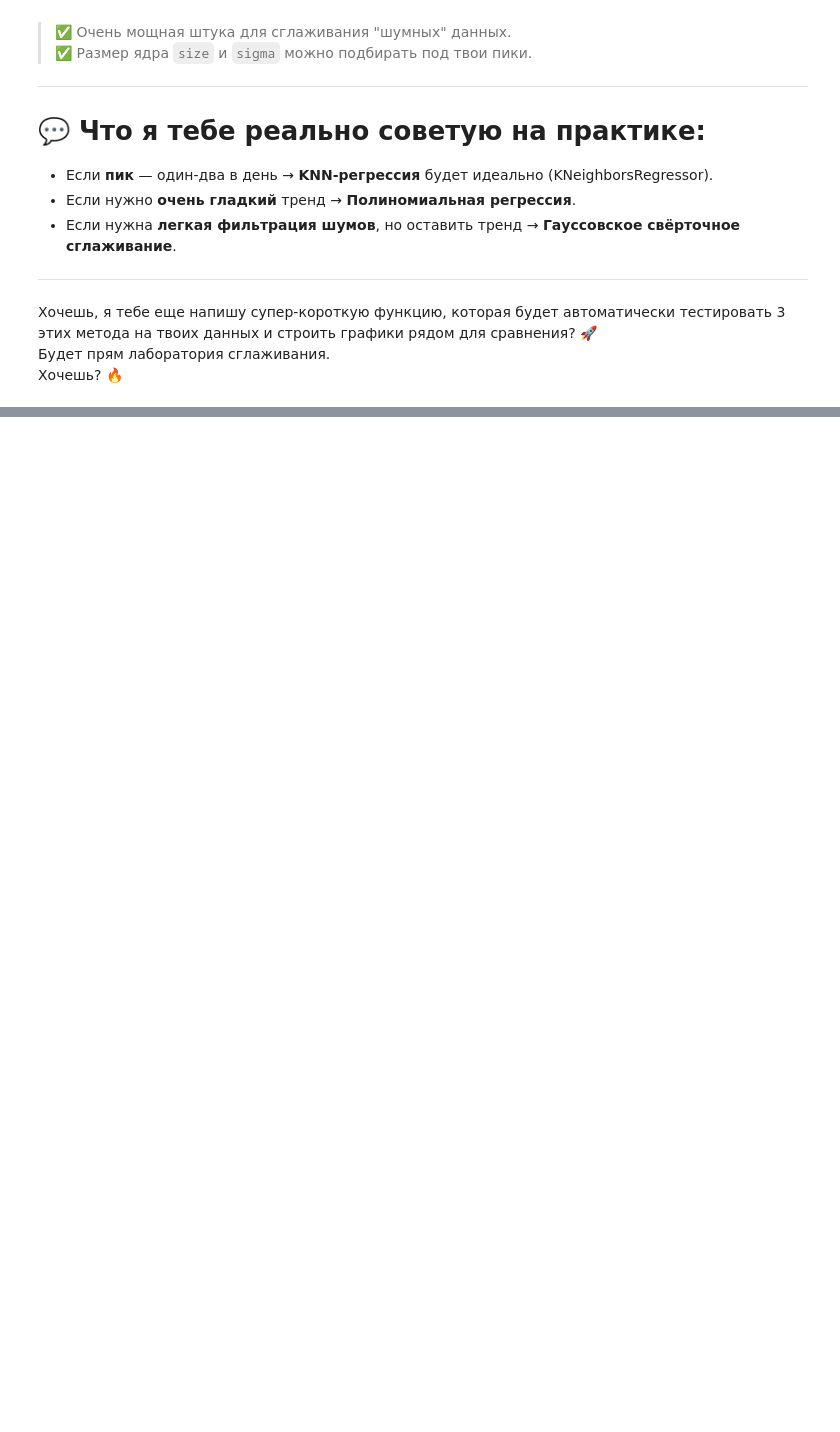
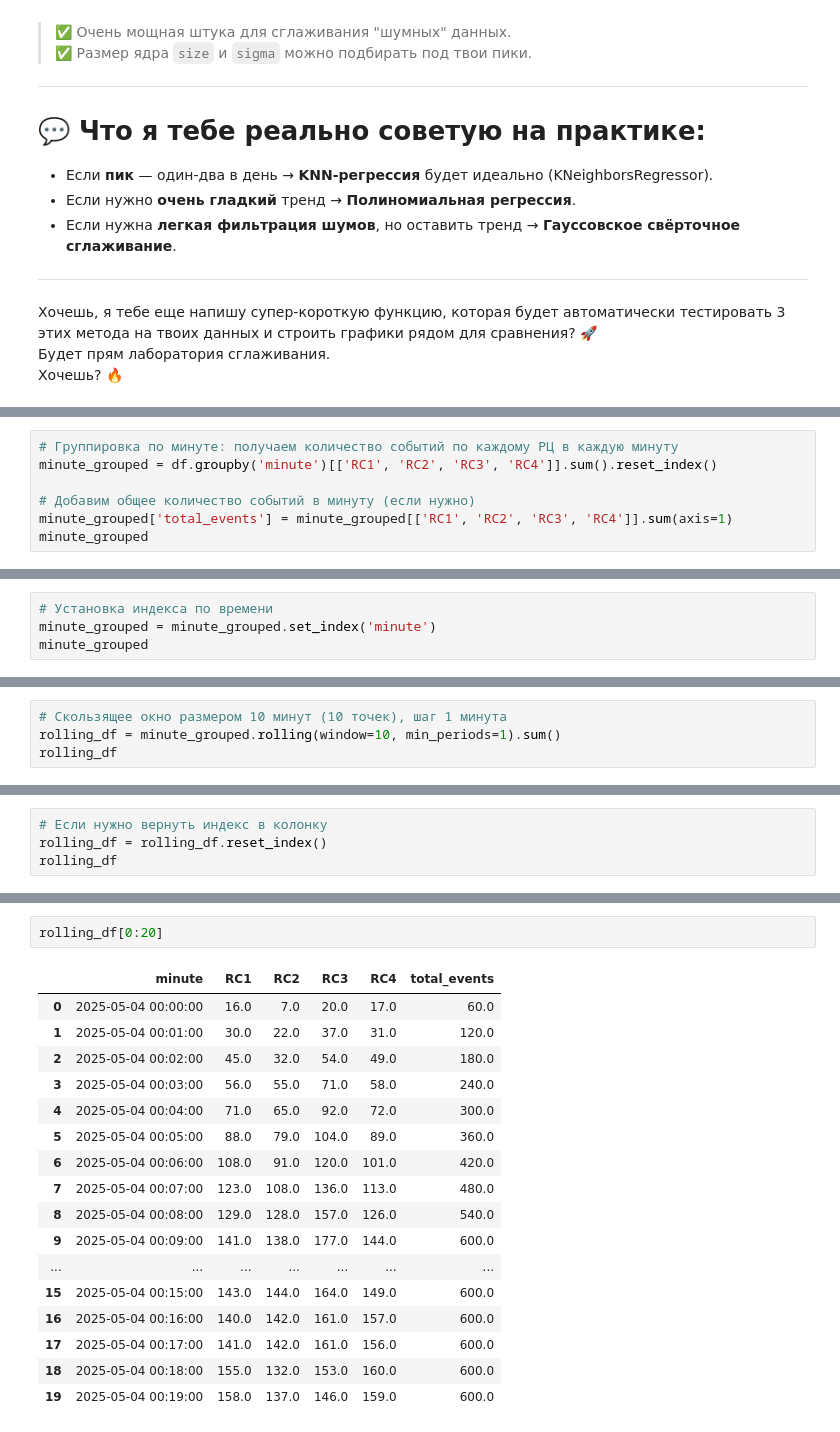
Before and after one commit to Sammik87/Miscellaneous, a Jupyter notebook: Анализ_событий_CA.ipynb, the cells around one changed output, grey strips where cells are left out. Saved outputs shown, nothing was run; the diff lists cells and outputs as text; blank space fills up the shorter version.

```diff
--- a/Анализ_событий_CA.ipynb
+++ b/Анализ_событий_CA.ipynb
@@ -2599,0 +2754,7 @@ plt.show()
+# %%
+# Группировка по минуте: получаем количество событий по каждому РЦ в каждую минуту
+minute_grouped = df.groupby('minute')[['RC1', 'RC2', 'RC3', 'RC4']].sum().reset_index()
+
+# Добавим общее количество событий в минуту (если нужно)
+minute_grouped['total_events'] = minute_grouped[['RC1', 'RC2', 'RC3', 'RC4']].sum(axis=1)
+minute_grouped
@@ -2599,0 +2775,4 @@ plt.show()
+# %%
+# Установка индекса по времени
+minute_grouped = minute_grouped.set_index('minute')
+minute_grouped
@@ -2599,0 +2794,4 @@ plt.show()
+# %%
+# Скользящее окно размером 10 минут (10 точек), шаг 1 минута
+rolling_df = minute_grouped.rolling(window=10, min_periods=1).sum()
+rolling_df
@@ -2599,0 +2813,4 @@ plt.show()
+# %%
+# Если нужно вернуть индекс в колонку
+rolling_df = rolling_df.reset_index()
+rolling_df
@@ -2599,0 +2831,20 @@ plt.show()
+# %%
+rolling_df[0:20]
+# %% [output]
+|  | minute | RC1 | RC2 | RC3 | RC4 | total_events |
+| 0 | 2025-05-04 00:00:00 | 16.0 | 7.0 | 20.0 | 17.0 | 60.0 |
+| 1 | 2025-05-04 00:01:00 | 30.0 | 22.0 | 37.0 | 31.0 | 120.0 |
+| 2 | 2025-05-04 00:02:00 | 45.0 | 32.0 | 54.0 | 49.0 | 180.0 |
+| 3 | 2025-05-04 00:03:00 | 56.0 | 55.0 | 71.0 | 58.0 | 240.0 |
+| 4 | 2025-05-04 00:04:00 | 71.0 | 65.0 | 92.0 | 72.0 | 300.0 |
+| 5 | 2025-05-04 00:05:00 | 88.0 | 79.0 | 104.0 | 89.0 | 360.0 |
+| 6 | 2025-05-04 00:06:00 | 108.0 | 91.0 | 120.0 | 101.0 | 420.0 |
+| 7 | 2025-05-04 00:07:00 | 123.0 | 108.0 | 136.0 | 113.0 | 480.0 |
+| 8 | 2025-05-04 00:08:00 | 129.0 | 128.0 | 157.0 | 126.0 | 540.0 |
+| 9 | 2025-05-04 00:09:00 | 141.0 | 138.0 | 177.0 | 144.0 | 600.0 |
+| ... | ... | ... | ... | ... | ... | ... |
+| 15 | 2025-05-04 00:15:00 | 143.0 | 144.0 | 164.0 | 149.0 | 600.0 |
+| 16 | 2025-05-04 00:16:00 | 140.0 | 142.0 | 161.0 | 157.0 | 600.0 |
+| 17 | 2025-05-04 00:17:00 | 141.0 | 142.0 | 161.0 | 156.0 | 600.0 |
+| 18 | 2025-05-04 00:18:00 | 155.0 | 132.0 | 153.0 | 160.0 | 600.0 |
+| 19 | 2025-05-04 00:19:00 | 158.0 | 137.0 | 146.0 | 159.0 | 600.0 |
```
Also changed, not shown: parts of 11 cells of this notebook.
